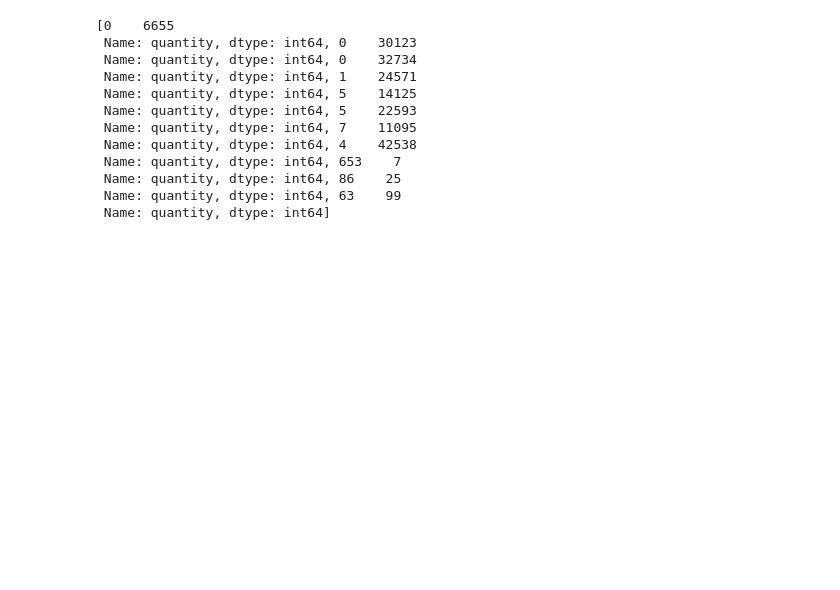
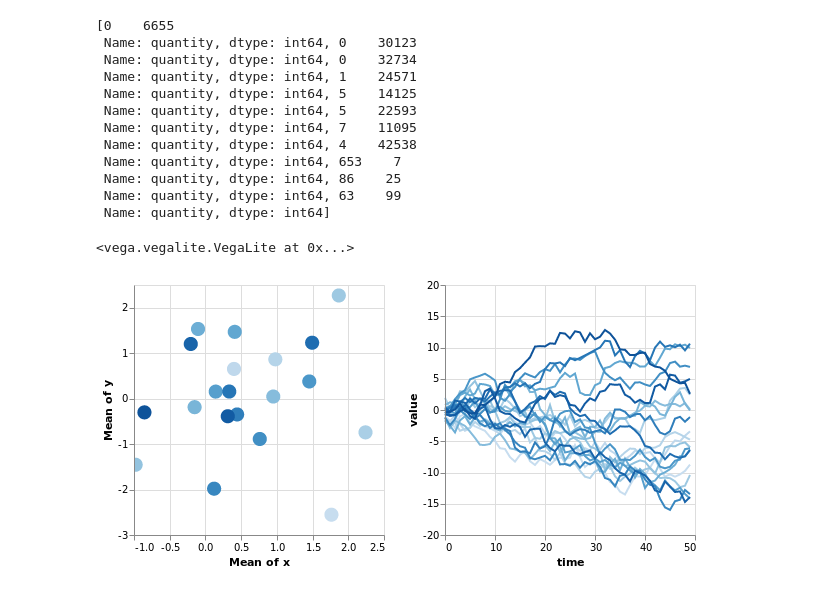
Before and after one commit to Cardosaum/attila, a Jupyter notebook: programs/improvements/cdr3-analysis/scripts/fun.ipynb, the cells around one changed output. Drawn from its saved outputs; the diff is of its cells as text; code cells hidden in the pictures; blank space fills up the shorter version.

```diff
--- a/programs/improvements/cdr3-analysis/scripts/fun.ipynb
+++ b/programs/improvements/cdr3-analysis/scripts/fun.ipynb
@@ -61,3 +61,59 @@ fivesk
  Name: quantity, dtype: int64, 86    25
  Name: quantity, dtype: int64, 63    99
  Name: quantity, dtype: int64]
+# %%
+import altair as alt
+import pandas as pd
+import numpy as np
+alt.renderers.enable('notebook')
+np.random.seed(0)
+
+n_objects = 20
+n_times = 50
+
+# Create one (x, y) pair of metadata per object
+locations = pd.DataFrame({
+    'id': range(n_objects),
+    'x': np.random.randn(n_objects),
+    'y': np.random.randn(n_objects)
+})
+
+# Create a 50-element time-series for each object
+timeseries = pd.DataFrame(np.random.randn(n_times, n_objects).cumsum(0),
+                          columns=locations['id'],
+                          index=pd.RangeIndex(0, n_times, name='time'))
+
+# Melt the wide-form timeseries into a long-form view
+timeseries = timeseries.reset_index().melt('time')
+
+# Merge the (x, y) metadata into the long-form view
+timeseries['id'] = timeseries['id'].astype(int)  # make merge not complain
+data = pd.merge(timeseries, locations, on='id')
+
+# Data is prepared, now make a chart
+
+selector = alt.selection_single(empty='all', fields=['id'])
+
+base = alt.Chart(data).properties(
+    width=250,
+    height=250
+).add_selection(selector)
+
+points = base.mark_point(filled=True, size=200).encode(
+    x='mean(x)',
+    y='mean(y)',
+    color=alt.condition(selector, 'id:O', alt.value('lightgray'), legend=None),
+).interactive()
+
+timeseries = base.mark_line().encode(
+    x='time',
+    y=alt.Y('value', scale=alt.Scale(domain=(-15, 15))),
+    color=alt.Color('id:O', legend=None)
+).transform_filter(
+    selector
+)
+
+points | timeseries
+# %% [output]
+<vega.vegalite.VegaLite at 0x...>
+[figure, added]
```
Also changed, not shown: parts of 1 cell of this notebook, 1 other file.
